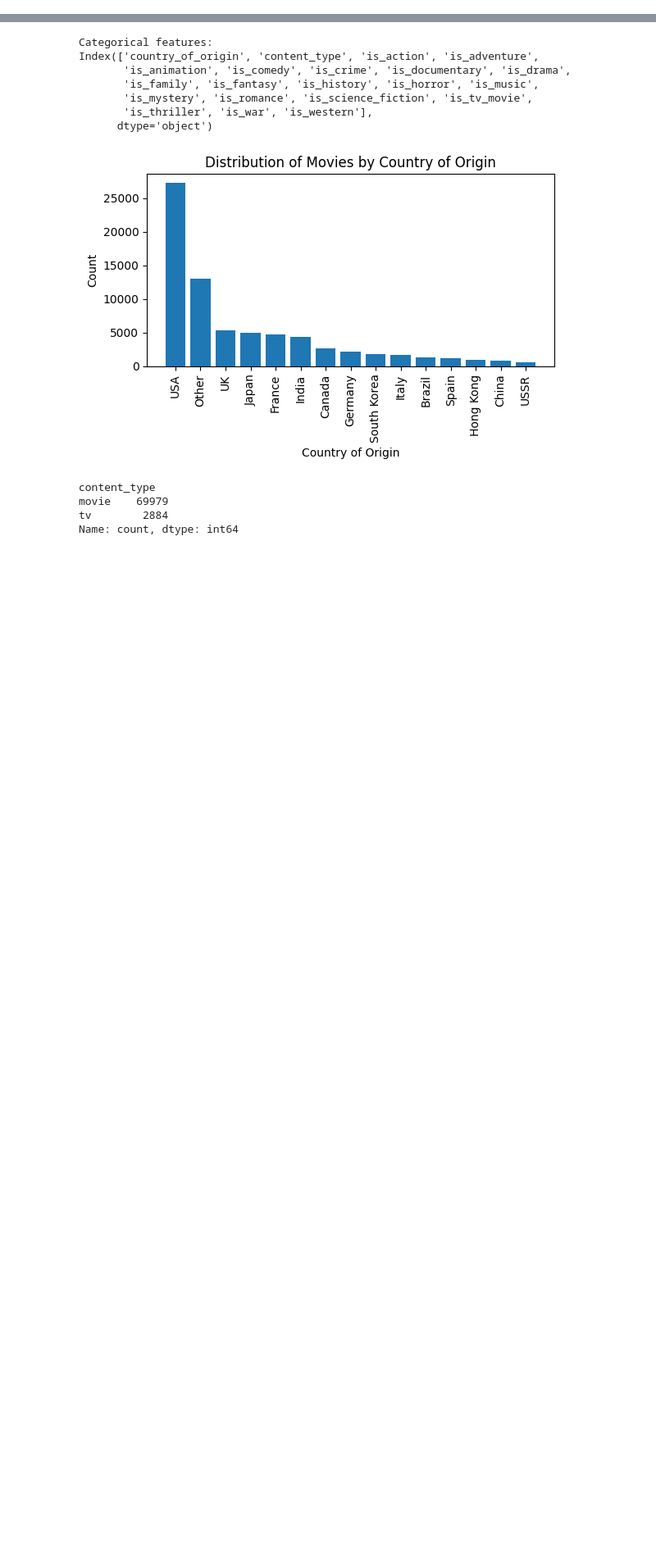
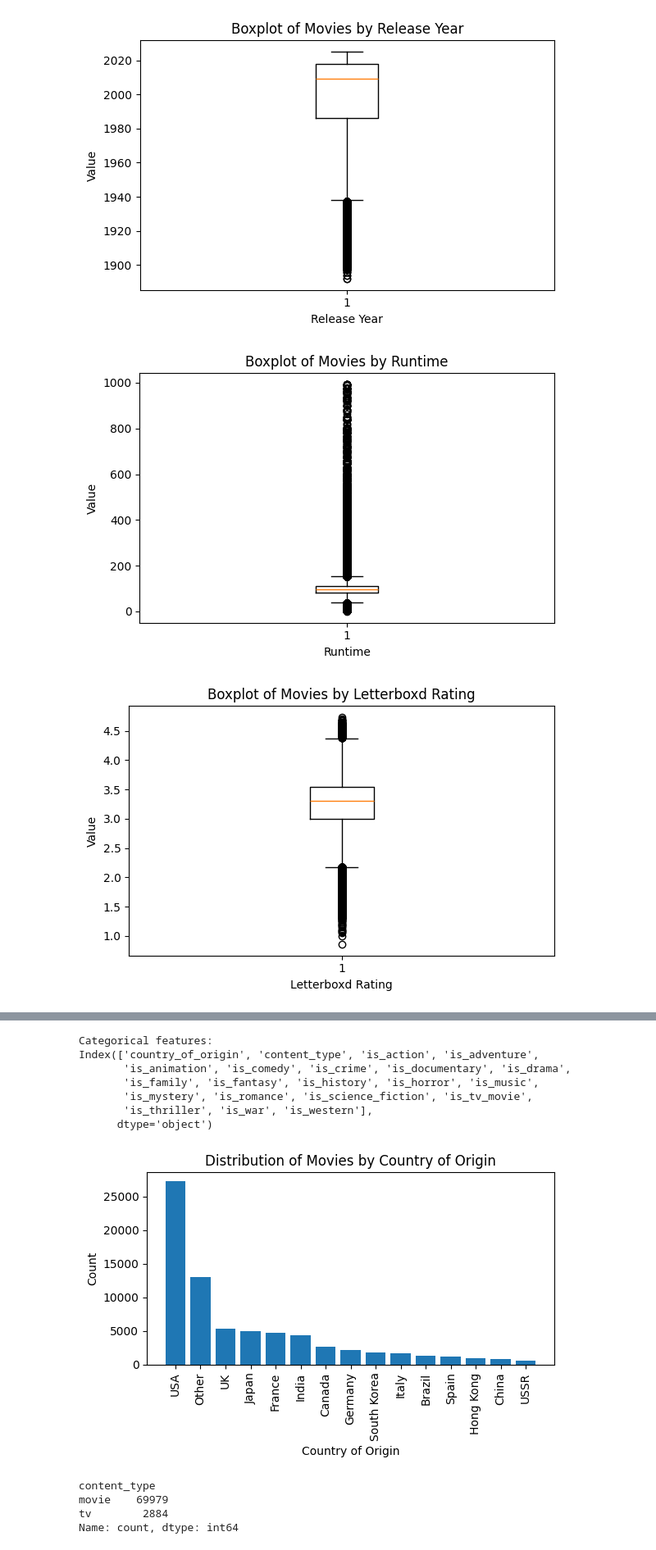
Before and after one commit to victorverma3/Letterboxd-Movie-Recommendations, a Jupyter notebook: backend/eda/feature_exploration.ipynb, the cells around one changed output, grey strips where cells are left out. Shown: that part at 82% size. Saved outputs shown, nothing was run; the diff lists cells and outputs as text; code cells hidden in the pictures; blank space fills up the shorter version.

Commit message:
added boxplots for numerical features

```diff
--- a/backend/eda/feature_exploration.ipynb
+++ b/backend/eda/feature_exploration.ipynb
@@ -100,0 +105,68 @@ plot_numerical_feature_distribution(
+# %%
+def plot_numerical_feature_boxplot(
+    feature: str,
+    title: str,
+    xlabel: str,
+    ylabel: str,
+    bins: int = 20,
+    yscale: str = None,
+) -> None:
+    """
+    Plots the boxplots of movies by numerical feature.
+
+    Parameters
+    ----------
+        feature (str): the name of the numerical feature.
+        title (str): the title of the figure.
+        xlabel (str): the title of the x axis.
+        ylabel (str): the title of the y axis.
+        bins (int): the number of bins in the histogram.
+        yscale (str): the scale of the y axis.
+    """
+    plt.figure(figsize=(6, 4))
+    plt.boxplot(numerical_features[feature])
+    plt.title(title)
+    if yscale is not None:
+        plt.yscale(yscale)
+    plt.xlabel(xlabel)
+    plt.ylabel(ylabel)
+    plt.tight_layout()
+    plt.show()
+
+
+# Plots movies by release_year
+plot_numerical_feature_boxplot(
+    feature="release_year",
+    title="Boxplot of Movies by Release Year",
+    xlabel="Release Year",
+    ylabel="Value",
+)
+
+# Plots movies by runtime
+plot_numerical_feature_boxplot(
+    feature="runtime",
+    title="Boxplot of Movies by Runtime",
+    xlabel="Runtime",
+    ylabel="Value",
+)
+
+# Plots movies by letterboxd_rating
+plot_numerical_feature_boxplot(
+    feature="letterboxd_rating",
+    title="Boxplot of Movies by Letterboxd Rating",
+    xlabel="Letterboxd Rating",
+    ylabel="Value",
+)
+
+# Plots movies by letterboxd_rating_count
+plot_numerical_feature_boxplot(
+    feature="letterboxd_rating_count",
+    title="Boxplot of Movies by Letterboxd Rating Count",
+    xlabel="Letterboxd Rating Count",
+    ylabel="log(Value)",
+    yscale="log",
+)
+# %% [output]
+[figure, added]
+[figure, added]
+[figure, added]
```
Also changed, not shown: parts of 6 cells of this notebook.
